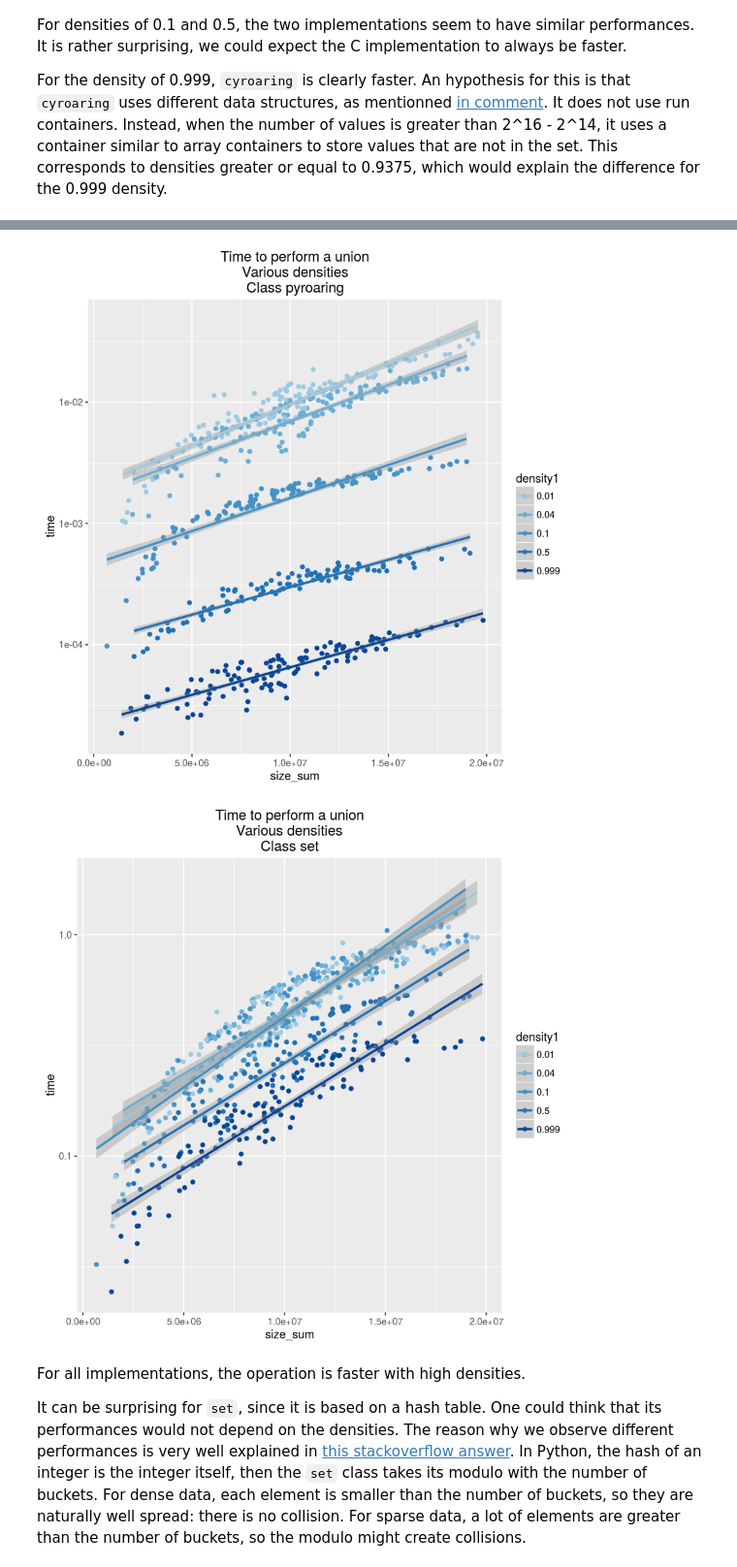
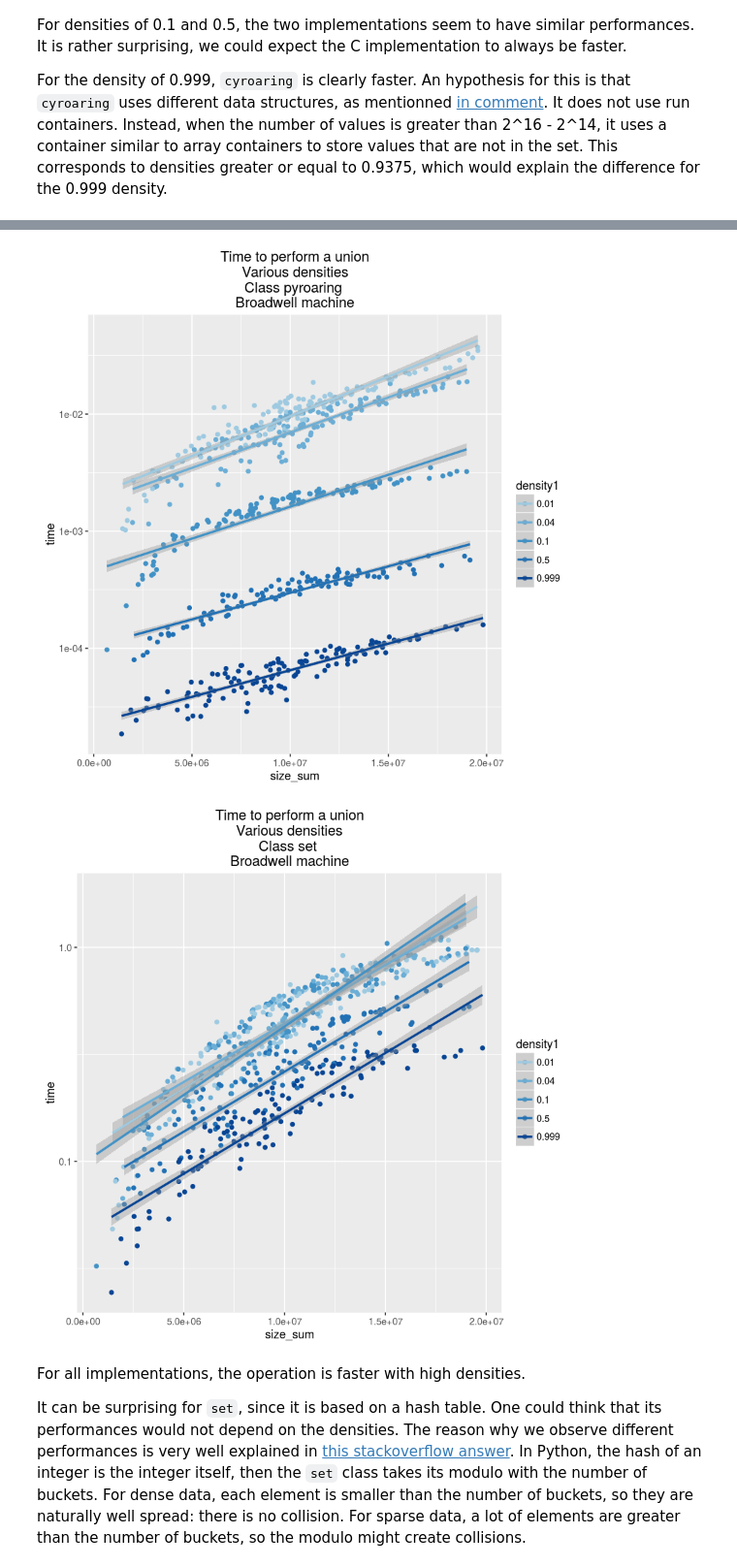
Before and after one commit to Ezibenroc/roaring_analysis, a Jupyter notebook: python_analysis.ipynb, the cells around one changed output, grey strips where cells are left out. Shown at 97% size. Saved outputs shown, nothing was run; the diff lists cells and outputs as text; code cells hidden in the pictures.

Commit message:
Add new results in the Python analysis.

```diff
--- a/python_analysis.ipynb
+++ b/python_analysis.ipynb
@@ -34,7 +34,12 @@ In a first time, we will compare the three implementations for a given density.
 
 All plots use a log scale for the time axis.
 # %%
-all_times = read.csv("results/python_results.csv")
-all_times$density1 <- factor(all_times$density1)
-all_times$class <- factor(all_times$class)
-all_times$size_sum <- apply(all_times[,c('size1','size2')], 1, function(y) sum(y['size1'],y['size2'])) # can also take the max
+all_times_broadwell = read.csv("results/broadwell_python_results.csv")
+all_times_broadwell$density1 <- factor(all_times_broadwell$density1)
+all_times_broadwell$class <- factor(all_times_broadwell$class)
+all_times_broadwell$size_sum <- apply(all_times_broadwell[,c('size1','size2')], 1, function(y) sum(y['size1'],y['size2'])) # can also take the max
+
+all_times_skylake = read.csv("results/skylake_python_results.csv")
+all_times_skylake$density1 <- factor(all_times_skylake$density1)
+all_times_skylake$class <- factor(all_times_skylake$class)
+all_times_skylake$size_sum <- apply(all_times_skylake[,c('size1','size2')], 1, function(y) sum(y['size1'],y['size2'])) # can also take the max
@@ -41,7 +48,7 @@ all_times$size_sum <- apply(all_times[,c('size1','size2')], 1, function(y) sum(y
 # %%
-for(density in sort(unique(all_times[,'density1']))) {
-    title <- paste("Time to perform a union\nVarious classes\nDensity of", density)
-    print(ggplot(all_times[all_times['density1'] == density,], aes(x=size_sum, y=time, group=class, colour=class))+
+for(density in sort(unique(all_times_broadwell[,'density1']))) {
+    title <- paste("Time to perform a union\nVarious classes\nDensity of", density, "\nBroadwell machine")
+    print(ggplot(all_times_broadwell[all_times_broadwell['density1'] == density,], aes(x=size_sum, y=time, group=class, colour=class))+
                 geom_point() + geom_smooth(method=lm) +
                 ggtitle(title) +
                 scale_y_log10()
@@ -66,9 +73,9 @@ library(RColorBrewer)
 my_colors = brewer.pal(n = 7, "Blues")[3:7] # we exclude the lightest colors
 
 
-for(class in sort(unique(all_times[,'class']))) {
-    title <- paste("Time to perform a union\nVarious densities\nClass", class)
-    print(ggplot(all_times[all_times['class'] == class,], aes(x=size_sum, y=time, group=density1, colour=density1))+
+for(class in sort(unique(all_times_broadwell[,'class']))) {
+    title <- paste("Time to perform a union\nVarious densities\nClass", class, "\nBroadwell machine")
+    print(ggplot(all_times_broadwell[all_times_broadwell['class'] == class,], aes(x=size_sum, y=time, group=density1, colour=density1))+
             geom_point() + geom_smooth(method=lm) +
             ggtitle(title) +
             scale_colour_manual(values=my_colors) +
@@ -80,5 +87,5 @@ for(class in sort(unique(all_times[,'class']))) {
-[figure, old version]
+[figure, new version]
-[figure, old version]
+[figure, new version]
 # %% [markdown]
 For all implementations, the operation is faster with high densities.
 
```
Also changed, not shown: parts of 11 cells of this notebook.
